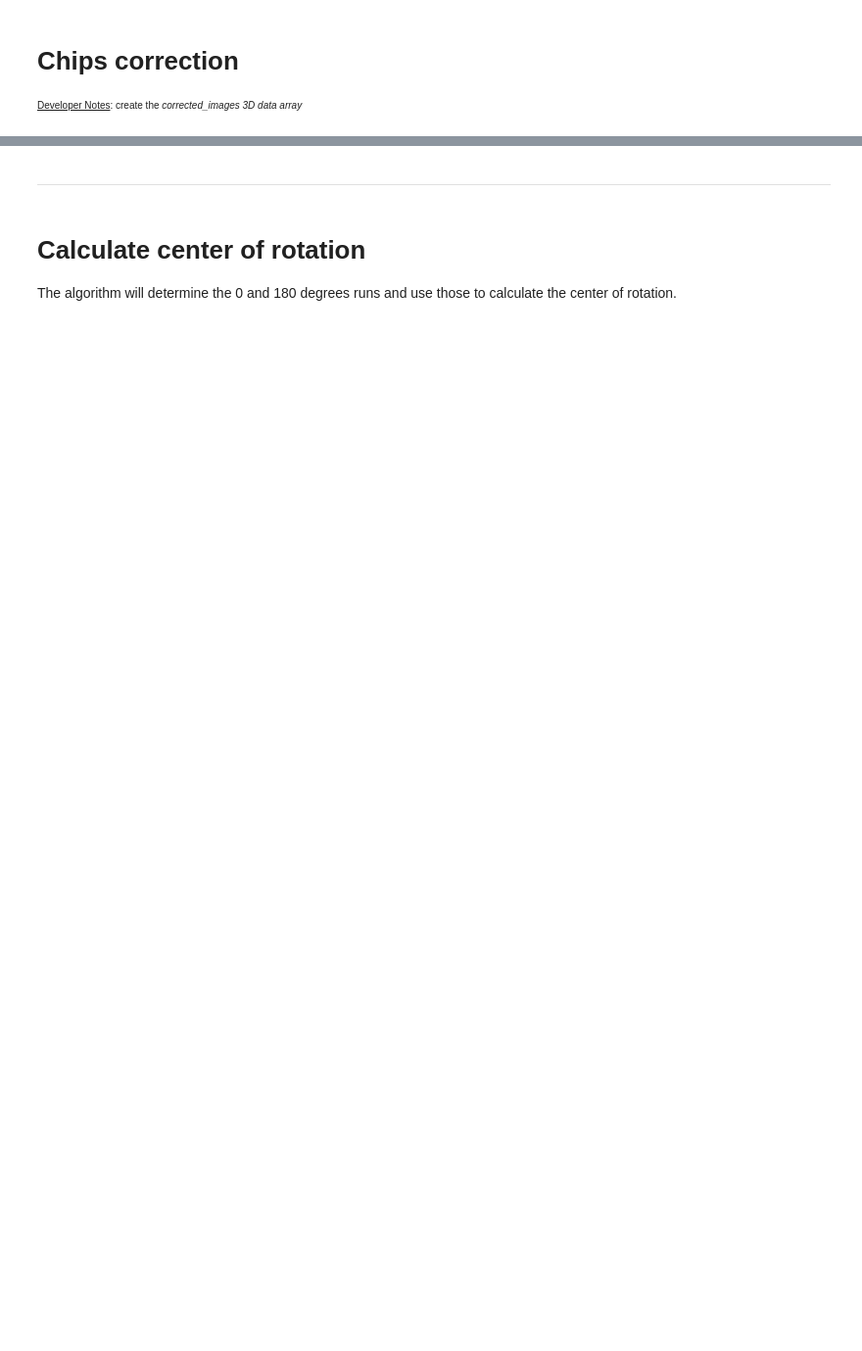
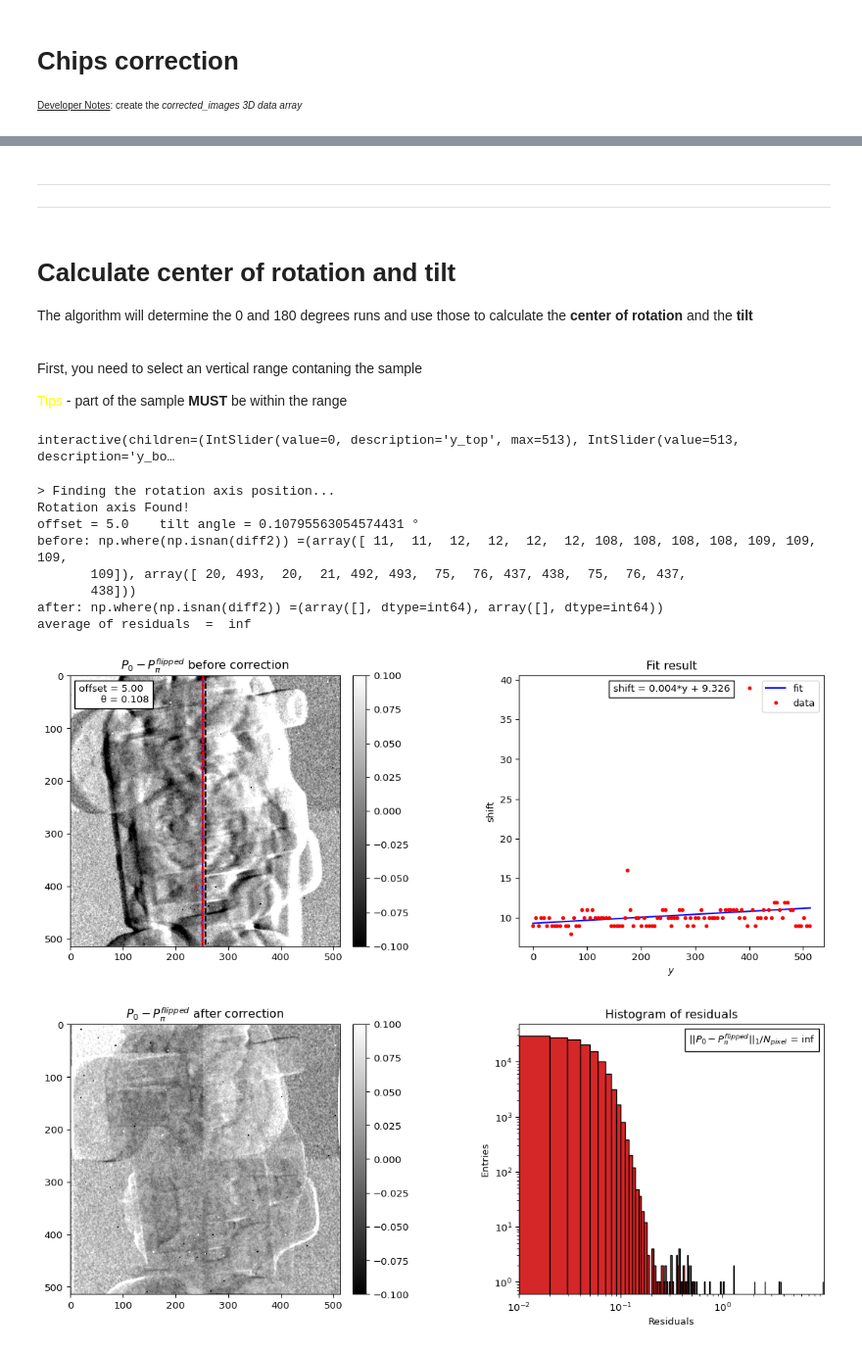
Before and after one commit to ornlneutronimaging/svmbir_notebooks, a Jupyter notebook: notebooks/white_beam.ipynb, the cells around one changed output, grey strips where cells are left out. Shown: that part at 98% size. Drawn from its saved outputs; the diff is of its cells as text; code cells hidden in the pictures; blank space fills up the shorter version.

Commit message:
neutompy center of rotation and tilt calculator is finally working. this refs #6

```diff
--- a/notebooks/white_beam.ipynb
+++ b/notebooks/white_beam.ipynb
@@ -120,13 +132,33 @@ o_white_beam.chips_correction()
 # %%
 o_white_beam.visualize_chips_correction()
 # %% [markdown]
-<hr>
+<hr style="border-bottom: dotted 1px;" /><hr>
 # %% [markdown]
-# Calculate center of rotation
+# Calculate center of rotation and tilt
 
-The algorithm will determine the 0 and 180 degrees runs and use those to calculate the center of rotation.
+The algorithm will determine the 0 and 180 degrees runs and use those to calculate the <b>center of rotation</b> and the <b>tilt</b>
+<br><br>
+
+First, you need to select an vertical range contaning the sample
+
+<font color='yellow'>Tips</font> - part of the sample <b>MUST</b> be within the range
+# %%
+o_white_beam.select_sample_roi()
+# %% [output]
+interactive(children=(IntSlider(value=0, description='y_top', max=513), IntSlider(value=513, description='y_bo…
 # %%
-o_white_beam.calculate_center_of_rotation()
+o_white_beam.calculate_center_of_rotation_and_tilt()
+# %% [output]
+> Finding the rotation axis position...
+Rotation axis Found!
+offset = 5.0    tilt angle = 0.10795563054574431 °
+before: np.where(np.isnan(diff2)) =(array([ 11,  11,  12,  12,  12,  12, 108, 108, 108, 108, 109, 109, 109,
+       109]), array([ 20, 493,  20,  21, 492, 493,  75,  76, 437, 438,  75,  76, 437,
+       438]))
+after: np.where(np.isnan(diff2)) =(array([], dtype=int64), array([], dtype=int64))
+average of residuals  =  inf
+[figure, added]
+[figure, added]
 # %%
 # calculate tilt correction and apply it
 # %%
```
Also changed, not shown: parts of 13 cells of this notebook, 2 other files.
